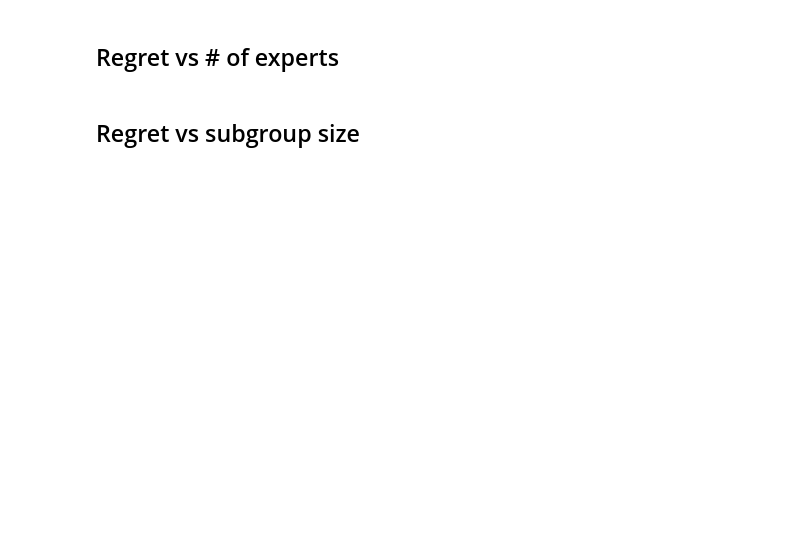
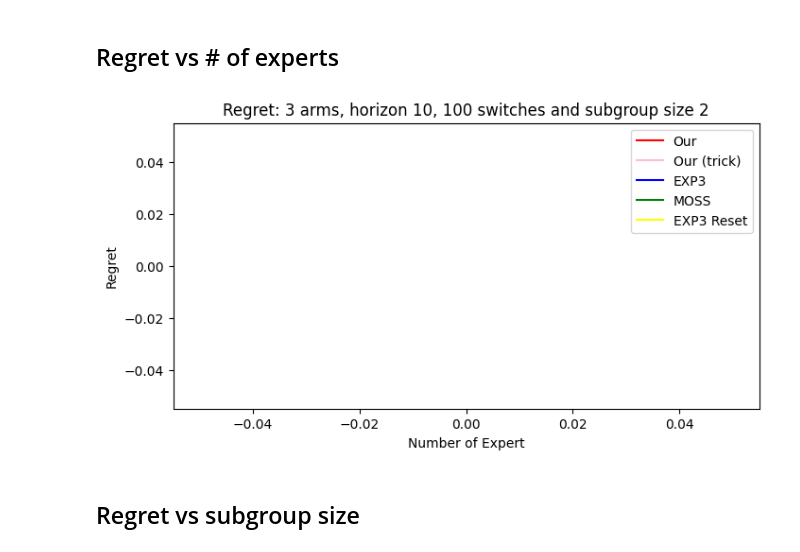
Before and after one commit to duongnhatthang/meta-bandit, a Jupyter notebook: main.ipynb, the cells around one changed output. Saved outputs shown, nothing was run; the diff lists cells and outputs as text; code cells hidden in the pictures; blank space fills up the shorter version.

```diff
--- a/main.ipynb
+++ b/main.ipynb
@@ -56,9 +69,11 @@ KeyboardInterrupt:
 # %% [markdown]
 ## Regret vs # of experts
 # %%
-# utils.experts_exp(N_EXPS, N_SWITCHES, N_BANDITS, HORIZON, N_UNBIASED_OBS, ALG_NAME, OPT_SIZE,
-#                   DS_NAME, n_experts_list = np.arange(10,min(411,max_n_expert),20), **kwargs)
-# pass
+utils.experts_exp(N_EXPS, N_SWITCHES, N_BANDITS, HORIZON, N_UNBIASED_OBS, ALG_NAME, OPT_SIZE,
+                  DS_NAME, n_experts_list = np.arange(10,min(411,max_n_expert),20), **kwargs)
+pass
+# %% [output]
+[figure, added]
 # %% [markdown]
 ## Regret vs subgroup size
 # %%
```
Also changed, not shown: parts of 6 cells of this notebook, 4 other files.
